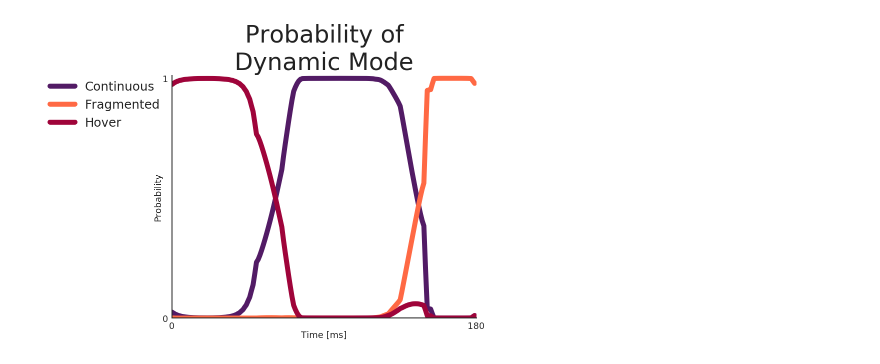
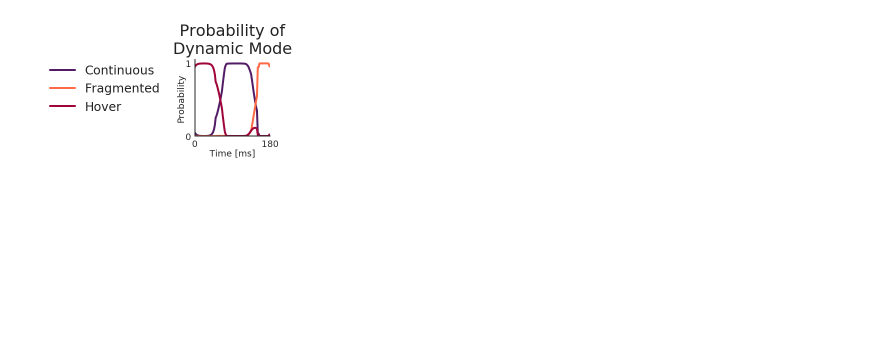
Before and after one commit to Eden-Kramer-Lab/replay_trajectory_paper, a Jupyter notebook: notebooks/Figure1.ipynb, the cells around one changed output. Drawn from its saved outputs; the diff is of its cells as text; code cells hidden in the pictures; blank space fills up the shorter version.

```diff
--- a/notebooks/Figure1.ipynb
+++ b/notebooks/Figure1.ipynb
@@ -37,8 +38,6 @@ from src.sorted_spikes_simulation import (
     make_hover_replay,
     make_simulated_run_data,
 )
-
-client = Client(processes=True, n_workers=16, threads_per_worker=4, memory_limit="50GB")
 
 (
     time,
@@ -55,6 +54,7 @@ classifier = SortedSpikesClassifier(
     replay_speed=120,
     spike_model_penalty=0.5,
     place_bin_size=np.sqrt(movement_var),
+    discrete_transition_diag=0.98,
 )
 classifier.fit(linear_distance, spikes)
 # %% [output]
@@ -187,26 +279,42 @@ plt.xticks((replay_time.min(), replay_time.max() + 1))
 # %%
-fig, axes = plt.subplots(1, 2, gridspec_kw={"width_ratios": [1, 5]})
+def plot_probabilities(results, ax=None):
+    if ax is None:
+        ax = plt.gca()
+    probabilities = results.acausal_posterior.sum("position").values
 
-probabilities = results.acausal_posterior.sum("position").values
+    for probability, state in zip(probabilities.T, results.state.values):
+        ax.plot(
+            results.time,
+            probability,
+            linewidth=2,
+            label=state,
+            color=STATE_COLORS[state],
+        )
+    xlim = results.time.min(), results.time.max() + 1
+    ax.set_xticks(xlim)
+    ax.set_xlim(xlim)
+    ax.set_xlabel("Time [ms]")
+    ax.set_ylabel("Probability")
+    ax.set_yticks([0, 1])
+    ax.set_ylim([0, 1.05])
+    ax.set_title("Probability of\nDynamic Mode", fontsize=16)
+    sns.despine()
 
-for probability, state in zip(probabilities.T, results.state.values):
-    axes[1].plot(
-        replay_time, probability, linewidth=5, label=state, color=STATE_COLORS[state]
-    )
 
+fig, axes = plt.subplots(
+    1,
+    2,
+    gridspec_kw={"width_ratios": [1, 5]},
+    figsize=(TWO_COLUMN / 2, PAGE_HEIGHT / 5),
+    constrained_layout=True,
+)
+plot_probabilities(results, ax=axes[1])
 # ax.legend(loc='upper right', bbox_to_anchor=(1.4, 1.05))
 h, l = axes[1].get_legend_handles_labels()
 axes[0].legend(h, l, loc="upper center", borderaxespad=0.0, frameon=False)
 axes[0].axis("off")
 
-axes[1].set_xticks((replay_time.min(), replay_time.max() + 1))
-axes[1].set_xlim((replay_time.min(), replay_time.max() + 1))
-axes[1].set_xlabel("Time [ms]")
-axes[1].set_ylabel("Probability")
-axes[1].set_yticks([0, 1])
-axes[1].set_ylim([0, 1.01])
-axes[1].set_title("Probability of\nDynamic Mode", fontsize=24)
-sns.despine()
+save_figure("figure1_probability_of_dynamic_mode")
 # %% [output]
-[figure, old version]
+[figure, new version]
 # %%
```
Also changed, not shown: parts of 22 cells of this notebook, 1 other file.
